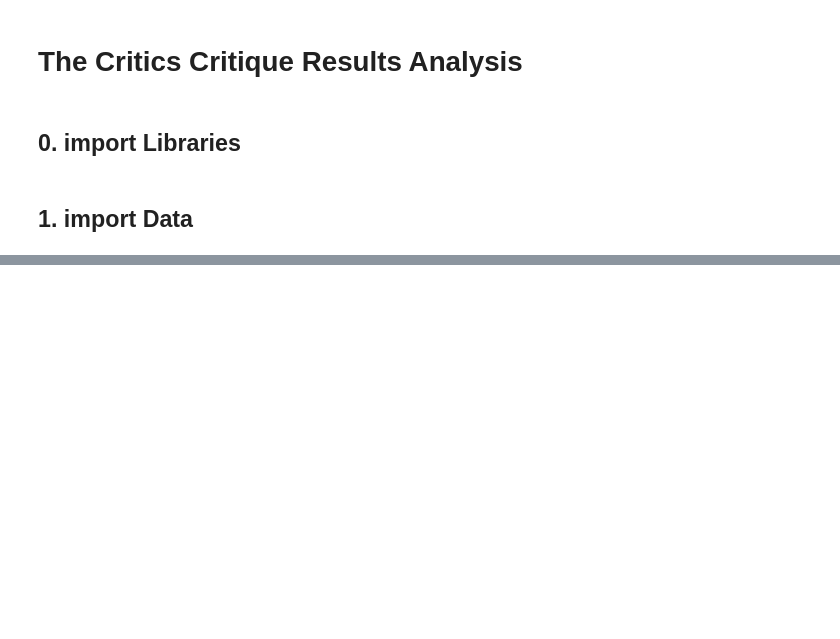
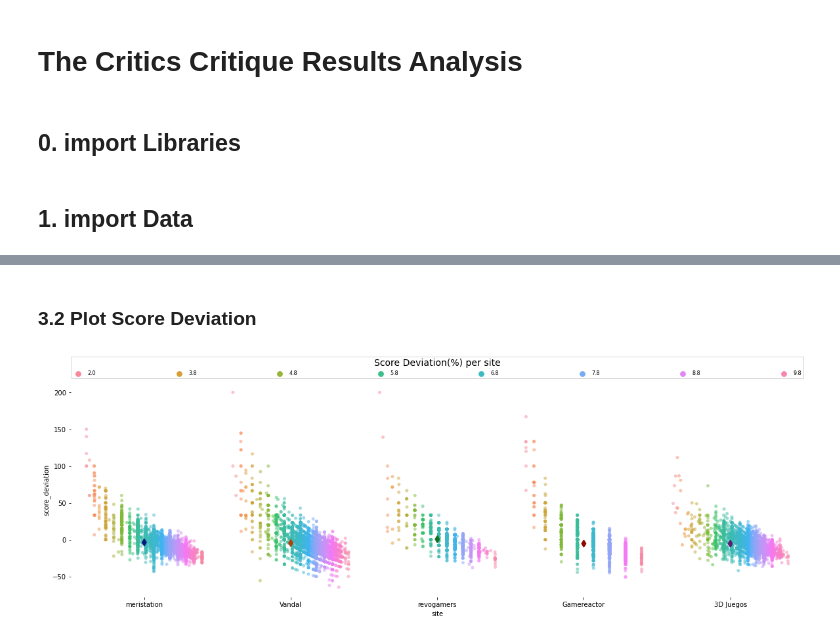
Before and after one commit to SergioFigue/the-critics-critique, a Jupyter notebook: notebooks/results_analysis.ipynb, the cells around one changed output, grey strips where cells are left out. Saved outputs shown, nothing was run; the diff lists cells and outputs as text; code cells hidden in the pictures; blank space fills up the shorter version.

```diff
--- a/notebooks/results_analysis.ipynb
+++ b/notebooks/results_analysis.ipynb
@@ -124,0 +116,4 @@ Name: company, dtype: int64
+# %%
+min_score_filter = scored_texts['score'] < 2
+# %%
+scored_texts.drop(scored_texts[min_score_filter].index, inplace = True)
@@ -124,0 +131,2 @@ Name: company, dtype: int64
+# %%
+scored_texts_analytics = scored_texts[['site', 'author', 'game', 'score', 'score_adj', 'score_label', 'stars_mean', 'company', 'platform', 'genre']]
@@ -124,0 +149,2 @@ Name: company, dtype: int64
+# %%
+scored_texts_analytics['score_deviation'] = (scored_texts_analytics['stars_mean'] - scored_texts_analytics['score_adj']) / scored_texts_analytics['score_adj'] * 100
@@ -124,0 +167,17 @@ Name: company, dtype: int64
+# %% [markdown]
+### 3.2 Plot Score Deviation
+# %%
+fig, ax = plt.subplots(figsize=(20,6))
+
+sns.despine(bottom=True, left=True)
+sns.pointplot(x="site", y="score_deviation", data=scored_texts_analytics, join=False, palette="dark", markers="d")
+
+sns.stripplot(x="site", y="score_deviation", hue="score",
+              data=scored_texts_analytics, dodge=True, alpha=.5, zorder=0.5)
+
+handles, labels = ax.get_legend_handles_labels()
+ax.legend(handles[::10], labels[::10], title="Score Deviation(%) per site", title_fontsize=14, frameon=True, bbox_to_anchor=(0., 1.02, 1., .102), loc='lower left',
+           ncol=20, mode="expand", borderaxespad=0., fontsize=8)
+plt.show()
+# %% [output]
+[figure, added]
```
Also changed, not shown: parts of 54 cells of this notebook, 2 other files.
